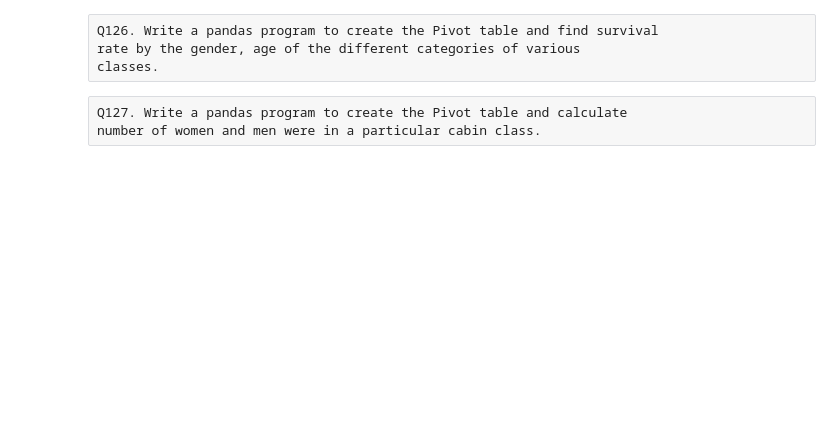
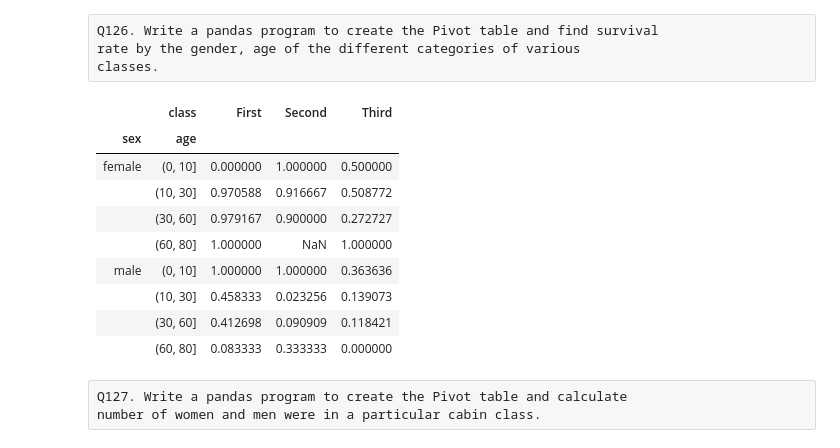
Before and after one commit to MukunthanML/ineuron_ml_assignments, a Jupyter notebook: Python_Subjective_Assignment.ipynb, the cells around one changed output. Saved outputs shown, nothing was run; the diff lists cells and outputs as text; code cells hidden in the pictures; blank space fills up the shorter version.

```diff
--- a/Python_Subjective_Assignment.ipynb
+++ b/Python_Subjective_Assignment.ipynb
@@ -3319,3 +3332,17 @@ Note: Age categories- (0, 10), (10, 30), (30, 60), (60, 80)
 Q126. Write a pandas program to create the Pivot table and find survival
 rate by the gender, age of the different categories of various
 classes.
+# %%
+age = pd.cut(df['age'], [0,10,30,60,80])
+df.pivot_table('survived', index=['sex', age], columns='class')
+# %% [output]
+|  | class | First | Second | Third |
+| sex | age |  |  |  |
+| female | (0, 10] | 0.000000 | 1.000000 | 0.500000 |
+|  | (10, 30] | 0.970588 | 0.916667 | 0.508772 |
+|  | (30, 60] | 0.979167 | 0.900000 | 0.272727 |
+|  | (60, 80] | 1.000000 | NaN | 1.000000 |
+| male | (0, 10] | 1.000000 | 1.000000 | 0.363636 |
+|  | (10, 30] | 0.458333 | 0.023256 | 0.139073 |
+|  | (30, 60] | 0.412698 | 0.090909 | 0.118421 |
+|  | (60, 80] | 0.083333 | 0.333333 | 0.000000 |
```
Also changed, not shown: parts of 32 cells of this notebook, 7 other files.
